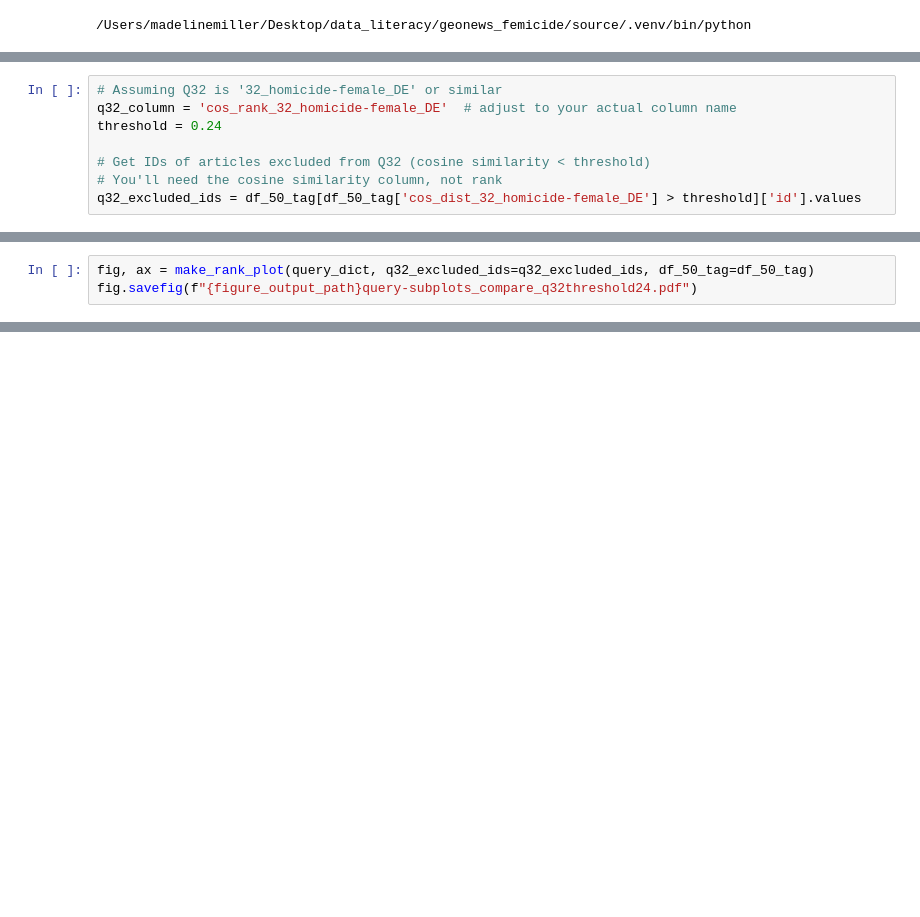
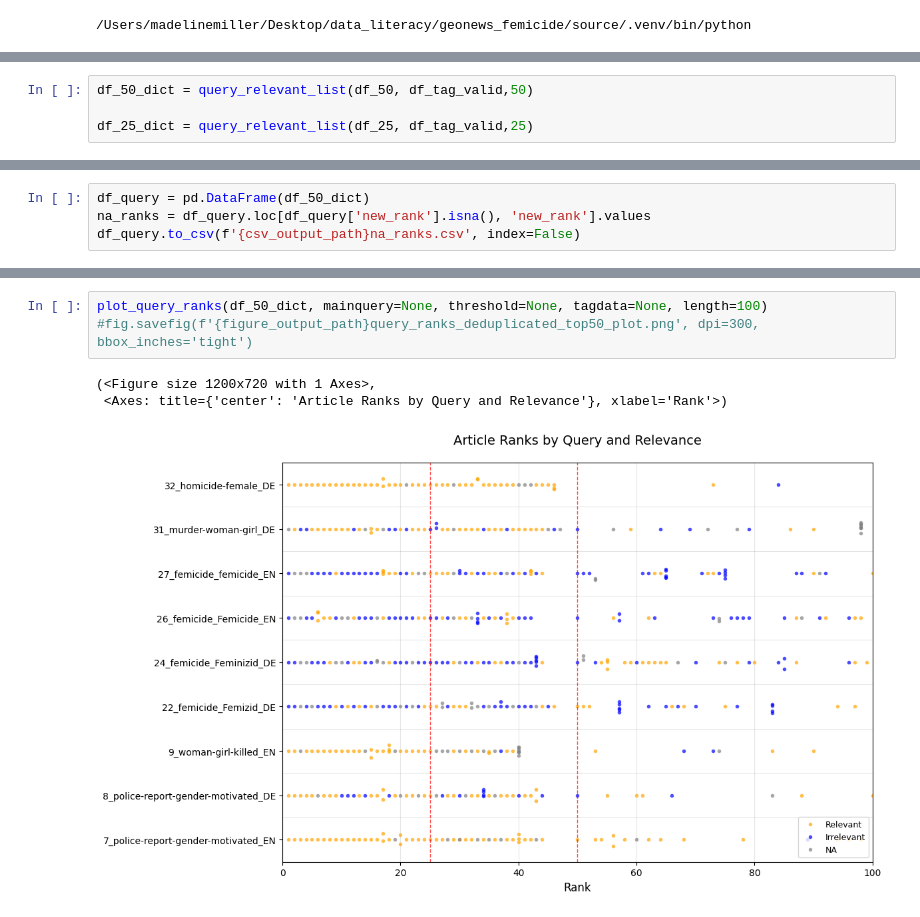
Before and after one commit to madelinemmiller18/geonews_femicide, a Jupyter notebook: experiments/exploratory/query_compare_relevance.ipynb, the cells around one changed output, grey strips where cells are left out. Drawn from its saved outputs; the diff is of its cells as text; blank space fills up the shorter version.

```diff
--- a/experiments/exploratory/query_compare_relevance.ipynb
+++ b/experiments/exploratory/query_compare_relevance.ipynb
@@ -139,8 +49,0 @@ fig.savefig(f"{figure_output_path}query-subplots_compare.pdf")
-# %%
-# Assuming Q32 is '32_homicide-female_DE' or similar
-q32_column = 'cos_rank_32_homicide-female_DE'  # adjust to your actual column name
-threshold = 0.24
-
-# Get IDs of articles excluded from Q32 (cosine similarity < threshold)
-# You'll need the cosine similarity column, not rank
-q32_excluded_ids = df_50_tag[df_50_tag['cos_dist_32_homicide-female_DE'] > threshold]['id'].values
@@ -218,3 +49,0 @@ def make_rank_plot(query_data, q32_excluded_ids=None, df_50_tag=None):
-# %%
-fig, ax = make_rank_plot(query_dict, q32_excluded_ids=q32_excluded_ids, df_50_tag=df_50_tag)
-fig.savefig(f"{figure_output_path}query-subplots_compare_q32threshold24.pdf")
@@ -231,0 +115,4 @@ fig.savefig(f"{figure_output_path}query-subplots_compare_q32threshold24.pdf")
+# %%
+df_50_dict = query_relevant_list(df_50, df_tag_valid,50)
+
+df_25_dict = query_relevant_list(df_25, df_tag_valid,25)
@@ -231,0 +137,4 @@ fig.savefig(f"{figure_output_path}query-subplots_compare_q32threshold24.pdf")
+# %%
+df_query = pd.DataFrame(df_50_dict)
+na_ranks = df_query.loc[df_query['new_rank'].isna(), 'new_rank'].values
+df_query.to_csv(f'{csv_output_path}na_ranks.csv', index=False)
@@ -231,0 +237,7 @@ fig.savefig(f"{figure_output_path}query-subplots_compare_q32threshold24.pdf")
+# %%
+plot_query_ranks(df_50_dict, mainquery=None, threshold=None, tagdata=None, length=100)
+#fig.savefig(f'{figure_output_path}query_ranks_deduplicated_top50_plot.png', dpi=300, bbox_inches='tight')
+# %% [output]
+(<Figure size 1200x720 with 1 Axes>,
+ <Axes: title={'center': 'Article Ranks by Query and Relevance'}, xlabel='Rank'>)
+[figure, added]
```
Also changed, not shown: parts of 16 cells of this notebook, 9 other files.
